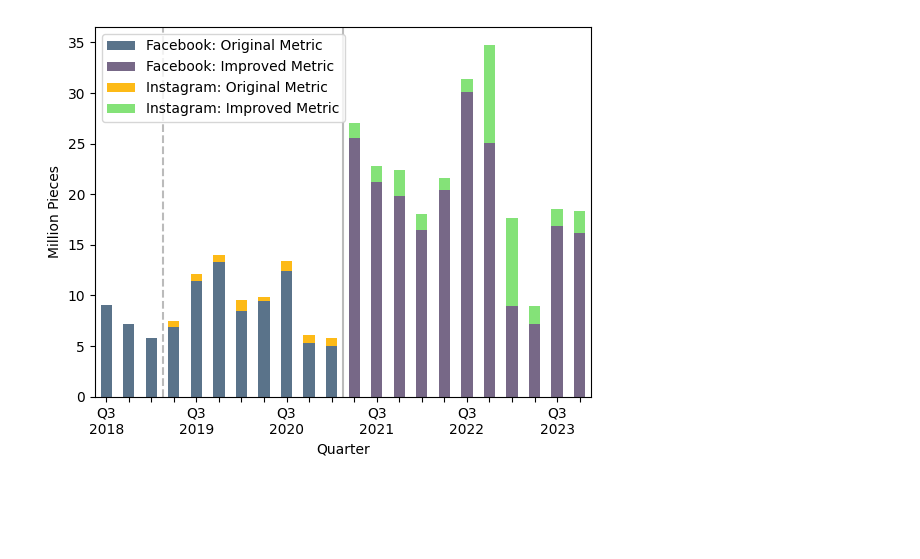
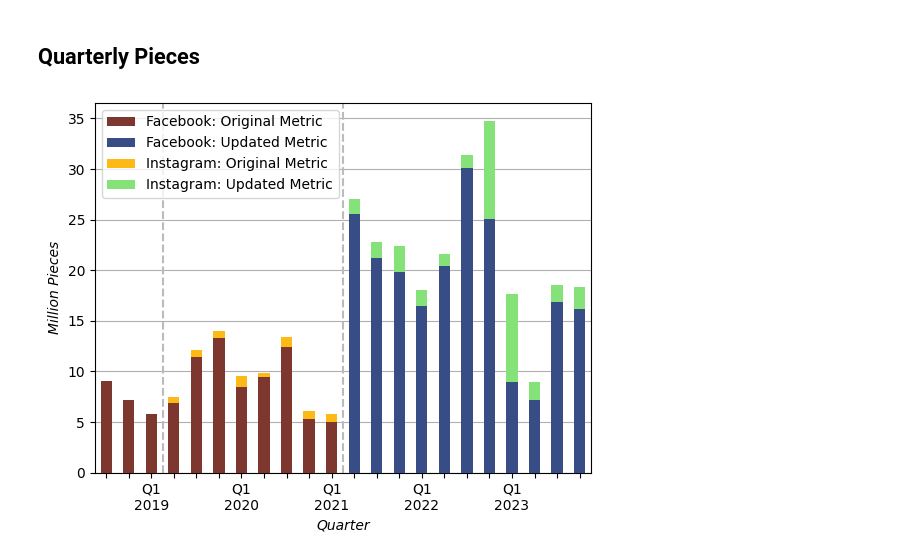
Before and after one commit to apparebit/diaphanous, a Jupyter notebook: analysis/meta.ipynb, the cells around one changed output. Saved outputs shown, nothing was run; the diff lists cells and outputs as text; code cells hidden in the pictures; blank space fills up the shorter version.

```diff
--- a/analysis/meta.ipynb
+++ b/analysis/meta.ipynb
@@ -117,49 +76,57 @@ Pieces (Meta) v Reports (NCMEC)
 # %%
+show('<h2>Quarterly Pieces</h2>')
+
 brand_pieces = []
 for brand in ('Facebook', 'Instagram'):
     brand_pieces.append(data.disclosures[brand][meta.CSAM_PIECES].rename(columns={
         meta.CSAM_PIECES[0]: f'{brand}: Original Metric',
-        meta.CSAM_PIECES[1]: f'{brand}: Improved Metric',
+        meta.CSAM_PIECES[1]: f'{brand}: Updated Metric',
     }))
 
-pieces = pd.concat(brand_pieces, axis=1).sort_index()
+brand_pieces = pd.concat(brand_pieces, axis=1).sort_index()
 
-ax = pieces.plot.bar(
-    stacked=True,
-    color = ('#5a738a', '#776887','#fdba17','#84e278', '#776887', '#825aa9'),
-    # color = ('#8080d0', '#7070c0', '#ff8060', '#ff7050'),
-    # color = ('#4743a1', '#d1448f', '#ff6852', '#fac000'),
-    # color = ('#4b4fbd', '#794cbd', '#363987', '#65409e'),
-    # color = ('#a6c3d1', '#cbb3d0', '#364c80', '#563680'),
-    # color = ("#b1d9fa", "#7ca7c9", "#47789a", "#004c6d"),
-    # color=("#ede15b", "#edbf33", "#ef9b20", "#ea5545"),
-)
-ax.set_xlabel('Quarter')
-ax.set_ylabel('Million Pieces')
-ax.get_yaxis().set_major_formatter(
-    mpl.ticker.FuncFormatter(lambda x, p: format(int(x/1_000_000), ',')))
+def plot_pieces(ax):
+    brand_pieces.plot.bar(
+        ax=ax,
+        stacked=True,
+        zorder=3,
+        color = ('#7e372e', '#384c86','#fdba17','#84e278'),
+        #color = ('#5a738a', '#776887','#fdba17','#84e278', '#776887', '#825aa9'),
+        # color = ('#8080d0', '#7070c0', '#ff8060', '#ff7050'),
+        # color = ('#4743a1', '#d1448f', '#ff6852', '#fac000'),
+        # color = ('#4b4fbd', '#794cbd', '#363987', '#65409e'),
+        # color = ('#a6c3d1', '#cbb3d0', '#364c80', '#563680'),
+        # color = ("#b1d9fa", "#7ca7c9", "#47789a", "#004c6d"),
+        # color=("#ede15b", "#edbf33", "#ef9b20", "#ea5545"),
+    )
+    ax.set_xlabel('Quarter', fontstyle='italic')
+    ax.set_ylabel('Million Pieces', fontstyle='italic')
+    ax.get_yaxis().set_major_formatter(
+        mpl.ticker.FuncFormatter(lambda x, p: format(int(x/1_000_000), ',')))
+    ax.grid(axis="y", zorder=0)
 
-plt.draw()
+    LABEL_PATTERN = re.compile(r'(\d{4})(Q\d)')
+    labels = []
 
-LABEL_PATTERN = re.compile(r'(\d{4})(Q\d)')
-labels = []
+    for n, label in enumerate(ax.xaxis.get_ticklabels()):
+        if n % 4 == 2:
+            label.set_text(LABEL_PATTERN.sub('\g<2>\n\g<1>', label.get_text()))
+            label.set_rotation(0)
+        else:
+            label.set_visible(False)
+        labels.append(label)
 
-for n, label in enumerate(ax.xaxis.get_ticklabels()):
-    if n % 4 == 0:
-        label.set_text(LABEL_PATTERN.sub('\g<2>\n\g<1>', label.get_text()))
-        label.set_rotation(0)
-    else:
-        label.set_visible(False)
-    labels.append(label)
+    ax.xaxis.set_ticklabels(labels)
+    ax.axvline(2.5, color='#bbb', linestyle='dashed')  # after Q1 2019
+    ax.axvline(10.5, color='#bbb', linestyle='dashed')  # after Q1 2021
 
-ax.xaxis.set_ticklabels(labels)
-ax.axvline(2.5, color='#bbb', linestyle='dashed')  # after Q1 2019
-ax.axvline(10.5, color='#bbb')  # after Q1 2021
-
+fig, ax = plt.subplots()
+plot_pieces(ax)
 ax.get_figure().savefig(
     '../figure/meta-pieces-per-quarter.svg',
     format='svg',
     bbox_inches='tight'
 )
 # %% [output]
+Quarterly Pieces
-[figure, old version]
+[figure, new version]
```
Also changed, not shown: parts of 10 cells of this notebook, 7 other files.
